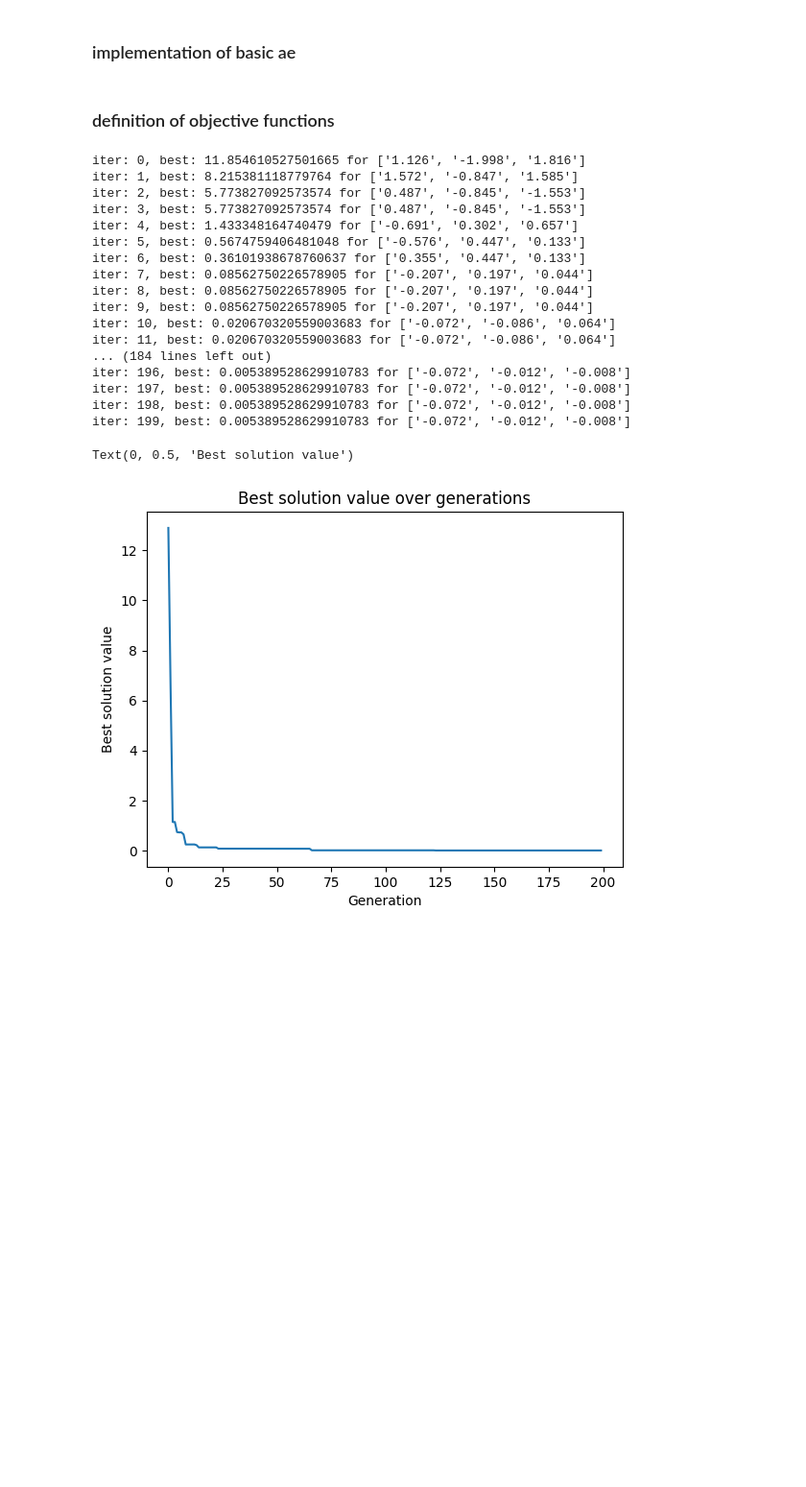
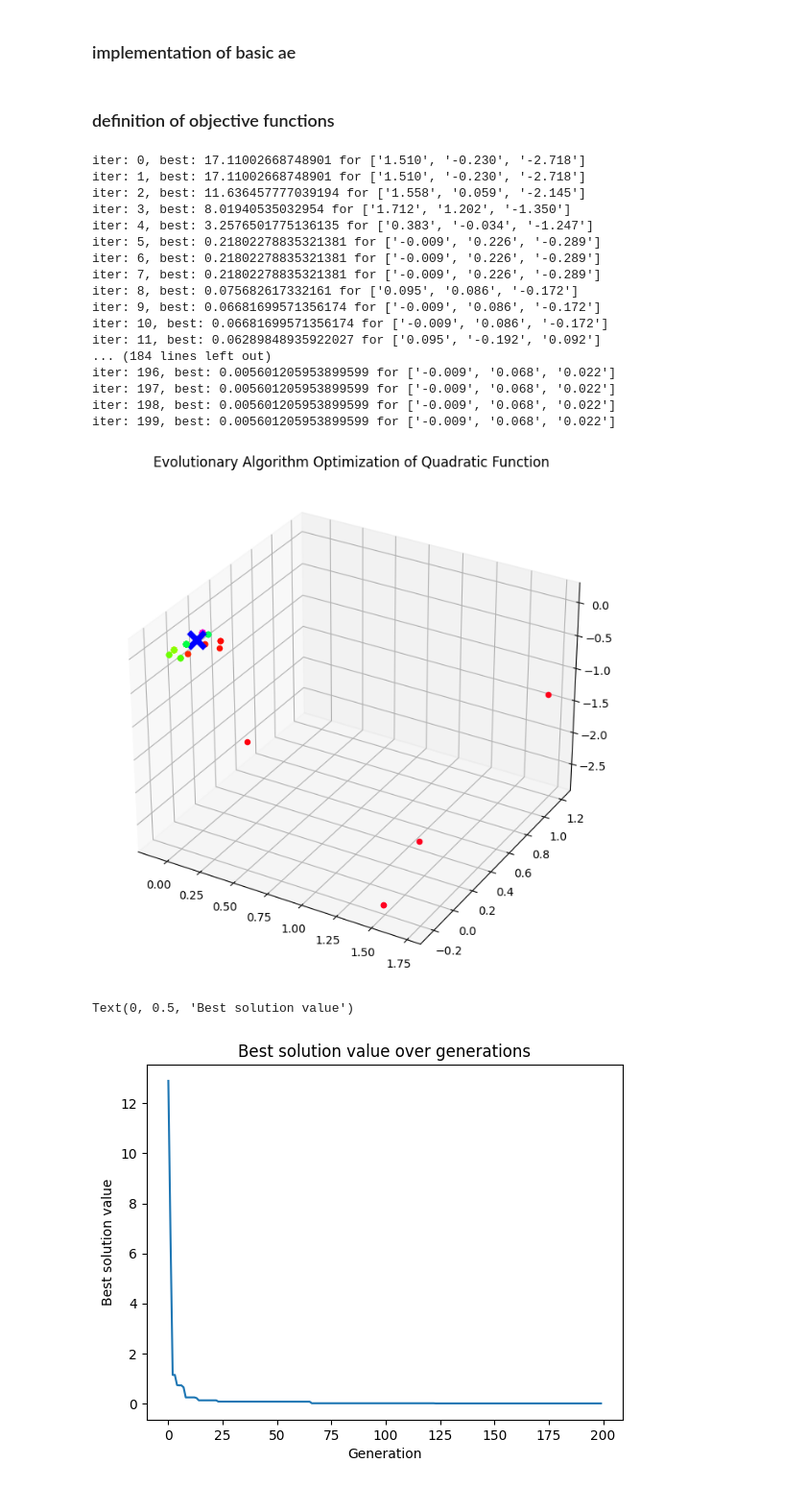
Before and after one commit to nizwant/methods_of_computational_intelligence, a Jupyter notebook: GeneticAlgorithms/AE1.ipynb, the cells around one changed output. Shown at 96% size. Saved outputs shown, nothing was run; the diff lists cells and outputs as text; code cells hidden in the pictures; blank space fills up the shorter version.

Commit message:
visualization of results

```diff
--- a/GeneticAlgorithms/AE1.ipynb
+++ b/GeneticAlgorithms/AE1.ipynb
@@ -88,6 +88,7 @@ class Evolutionary_Algorithm:
         self.problem_dim = function_to_optimize.__code__.co_argcount
         self._generate_population(self.problem_dim)
         best_evaluation_in_iteration = []
+        best_solution_in_iteration = []
 
         # main algorithm loop
         for generation in range(self.number_of_generations):
@@ -108,12 +109,17 @@ class Evolutionary_Algorithm:
                 mutated[i] = self._mutation(individual)
             self.population = np.vstack([self.population, mutated])
 
-            # evaluate the population and select the best individuals
+            # evaluate the population and log the best solution
             fitness = self._evaluate_population()
             if not silent:
                 print(
                     f"iter: {generation}, best: {np.min(fitness)} for {['%.3f' % n for n in self.population[self.hall_of_fame[-1][0]]]}"
                 )
+
+            best_evaluation_in_iteration.append(np.min(fitness))
+            best_solution_in_iteration.append(self.population[self.hall_of_fame[-1][0]])
+
+            # create new population
             self.population = np.vstack(
                 [
                     self.population[self.hall_of_fame[-1]],
@@ -121,9 +127,7 @@ class Evolutionary_Algorithm:
                 ]
             )
 
-            best_evaluation_in_iteration.append(np.min(fitness))
-
-        return best_evaluation_in_iteration
+        return best_evaluation_in_iteration, best_solution_in_iteration
 # %% [markdown]
 ### definition of objective functions
 # %%
@@ -160,25 +164,48 @@ def quadratic_3d(x, y, z):
     return x**2 + y**2 + 2 * z**2
 # %%
 ea = Evolutionary_Algorithm(number_of_generations=200, population_size=20)
-opt = ea.optimize(quadratic_3d)
+opt, sol = ea.optimize(quadratic_3d)
 # %% [output]
-iter: 0, best: 11.854610527501665 for ['1.126', '-1.998', '1.816']
-iter: 1, best: 8.215381118779764 for ['1.572', '-0.847', '1.585']
-iter: 2, best: 5.773827092573574 for ['0.487', '-0.845', '-1.553']
-iter: 3, best: 5.773827092573574 for ['0.487', '-0.845', '-1.553']
-iter: 4, best: 1.433348164740479 for ['-0.691', '0.302', '0.657']
-iter: 5, best: 0.5674759406481048 for ['-0.576', '0.447', '0.133']
-iter: 6, best: 0.36101938678760637 for ['0.355', '0.447', '0.133']
-iter: 7, best: 0.08562750226578905 for ['-0.207', '0.197', '0.044']
-iter: 8, best: 0.08562750226578905 for ['-0.207', '0.197', '0.044']
-iter: 9, best: 0.08562750226578905 for ['-0.207', '0.197', '0.044']
-iter: 10, best: 0.020670320559003683 for ['-0.072', '-0.086', '0.064']
-iter: 11, best: 0.020670320559003683 for ['-0.072', '-0.086', '0.064']
+iter: 0, best: 17.11002668748901 for ['1.510', '-0.230', '-2.718']
+iter: 1, best: 17.11002668748901 for ['1.510', '-0.230', '-2.718']
+iter: 2, best: 11.636457777039194 for ['1.558', '0.059', '-2.145']
+iter: 3, best: 8.01940535032954 for ['1.712', '1.202', '-1.350']
+iter: 4, best: 3.2576501775136135 for ['0.383', '-0.034', '-1.247']
+iter: 5, best: 0.21802278835321381 for ['-0.009', '0.226', '-0.289']
+iter: 6, best: 0.21802278835321381 for ['-0.009', '0.226', '-0.289']
+iter: 7, best: 0.21802278835321381 for ['-0.009', '0.226', '-0.289']
+iter: 8, best: 0.075682617332161 for ['0.095', '0.086', '-0.172']
+iter: 9, best: 0.06681699571356174 for ['-0.009', '0.086', '-0.172']
+iter: 10, best: 0.06681699571356174 for ['-0.009', '0.086', '-0.172']
+iter: 11, best: 0.06289848935922027 for ['0.095', '-0.192', '0.092']
 ... (184 lines left out)
-iter: 196, best: 0.005389528629910783 for ['-0.072', '-0.012', '-0.008']
-iter: 197, best: 0.005389528629910783 for ['-0.072', '-0.012', '-0.008']
-iter: 198, best: 0.005389528629910783 for ['-0.072', '-0.012', '-0.008']
-iter: 199, best: 0.005389528629910783 for ['-0.072', '-0.012', '-0.008']
+iter: 196, best: 0.005601205953899599 for ['-0.009', '0.068', '0.022']
+iter: 197, best: 0.005601205953899599 for ['-0.009', '0.068', '0.022']
+iter: 198, best: 0.005601205953899599 for ['-0.009', '0.068', '0.022']
+iter: 199, best: 0.005601205953899599 for ['-0.009', '0.068', '0.022']
+# %%
+fig = plt.figure(figsize=(8, 8))
+ax = fig.add_subplot(111, projection="3d")
+
+colors = plt.cm.gist_rainbow(np.linspace(0, 1, len(sol)))
+
+for i, point in enumerate(sol):
+    ax.scatter(*point, color=colors[i])
+ax.scatter(
+    0,
+    0,
+    0,
+    c="b",
+    marker="x",
+    s=200,
+    label="Global Minimum",
+    linewidths=5,
+)
+
+plt.title("Evolutionary Algorithm Optimization of Quadratic Function")
+plt.show()
+# %% [output]
+[figure, added]
 # %%
 plt.plot(opt)
 plt.title("Best solution value over generations")
```
Also changed, not shown: parts of 1 cell of this notebook.
